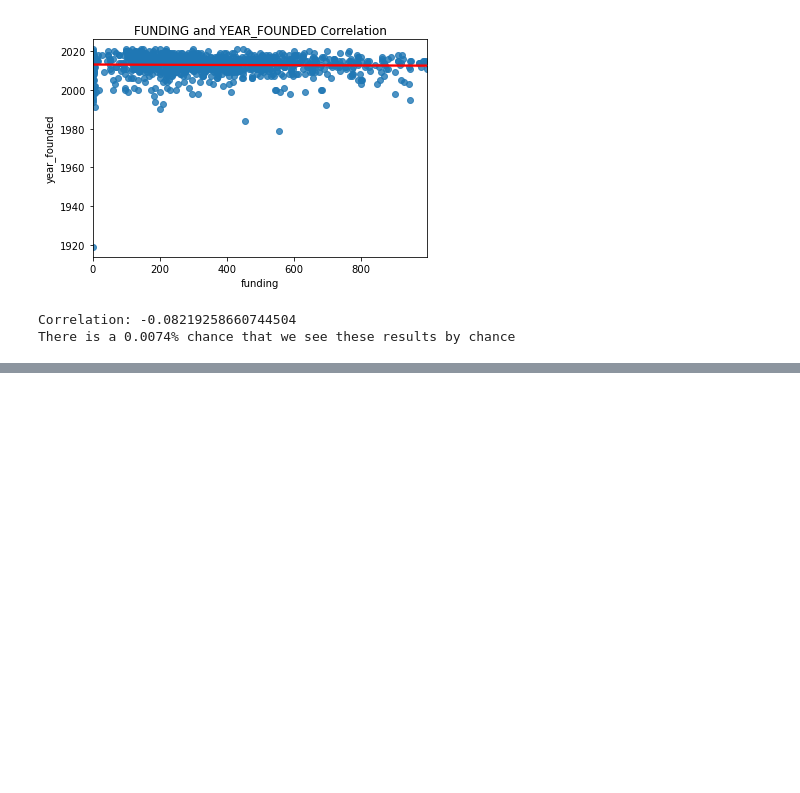
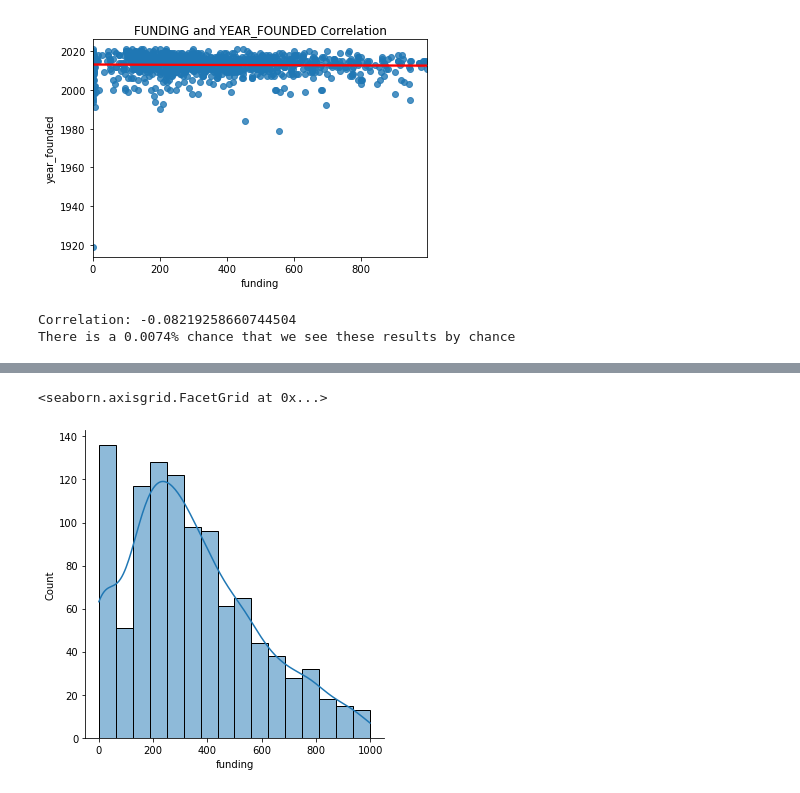
Before and after one commit to stephanie-jones78/unicorn_companies, a Jupyter notebook: unicorn_notebook.ipynb, the cells around one changed output, grey strips where cells are left out. Saved outputs shown, nothing was run; the diff lists cells and outputs as text; code cells hidden in the pictures; blank space fills up the shorter version.

```diff
--- a/unicorn_notebook.ipynb
+++ b/unicorn_notebook.ipynb
@@ -429,0 +431,6 @@ There is a 0.0074% chance that we see these results by chance
+# %%
+# looking more closely at the distribution for funding
+sns.displot(data = df, x = 'funding', kde = True)
+# %% [output]
+<seaborn.axisgrid.FacetGrid at 0x...>
+[figure, added]
```
Also changed, not shown: parts of 39 cells of this notebook.
